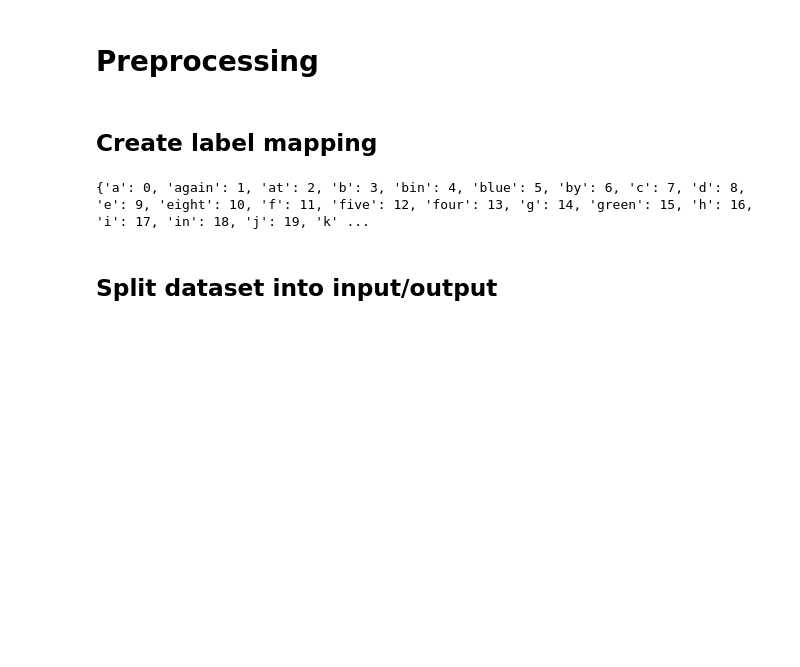
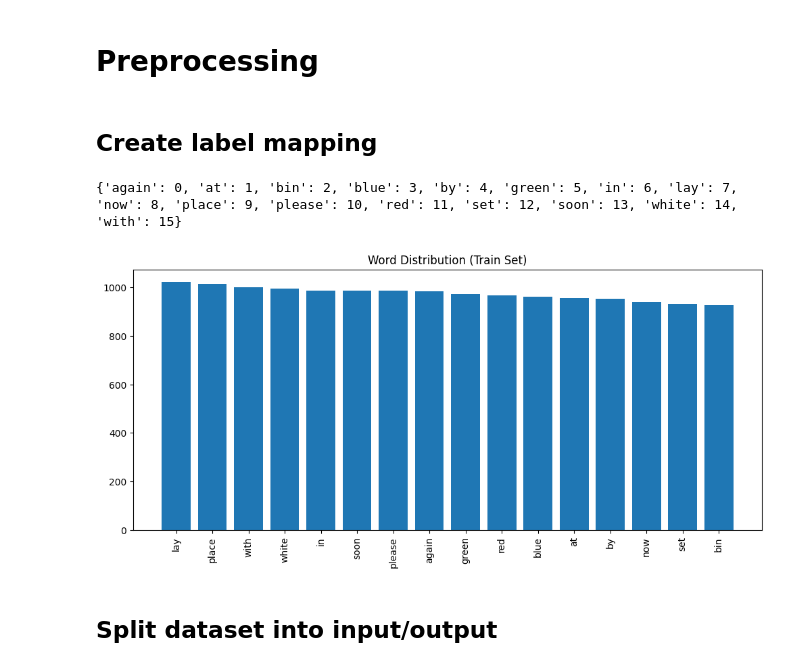
Before and after one commit to robinarimbour/lip-reading-mediapipe, a Jupyter notebook: notebooks/train_model.ipynb, the cells around one changed output. Saved outputs shown, nothing was run; the diff lists cells and outputs as text; code cells hidden in the pictures; blank space fills up the shorter version.

```diff
--- a/notebooks/train_model.ipynb
+++ b/notebooks/train_model.ipynb
@@ -22,13 +32,37 @@ Mounted at /content/drive
+# %%
+vocab_words = [
+    'again', 'at', 'bin', 'blue', 'by',
+    'green', 'in', 'lay', 'now',
+    'place', 'please', 'red',
+    'set', 'soon', 'white', 'with'
+]
 # %%
-data_dir = Path("/content/drive/MyDrive/Lip Landmark Dataset/landmark_dataset")
-
-train_data_dir = data_dir / "train"
-words = sorted([f.name for f in train_data_dir.iterdir() if f.is_dir()])
+words = sorted([f.name for f in train_data_dir.iterdir() if f.is_dir() and f.name in vocab_words])
 word_to_idx = {word: i for i, word in enumerate(words)}
 idx_to_word = {i: word for word, i in word_to_idx.items()}
 
 print(word_to_idx)
 # %% [output]
-{'a': 0, 'again': 1, 'at': 2, 'b': 3, 'bin': 4, 'blue': 5, 'by': 6, 'c': 7, 'd': 8, 'e': 9, 'eight': 10, 'f': 11, 'five': 12, 'four': 13, 'g': 14, 'green': 15, 'h': 16, 'i': 17, 'in': 18, 'j': 19, 'k' ...
+{'again': 0, 'at': 1, 'bin': 2, 'blue': 3, 'by': 4, 'green': 5, 'in': 6, 'lay': 7, 'now': 8, 'place': 9, 'please': 10, 'red': 11, 'set': 12, 'soon': 13, 'white': 14, 'with': 15}
+# %%
+counts = {}
+
+for word in words:
+    word_dir = train_data_dir / word
+    num_samples = len(list(word_dir.glob("*.npy")))
+    counts[word] = num_samples
+# %%
+sorted_items = sorted(counts.items(), key=lambda x: x[1], reverse=True)
+
+words = [item[0] for item in sorted_items]
+values = [item[1] for item in sorted_items]
+
+plt.figure(figsize=(12,5))
+plt.bar(words, values)
+plt.xticks(rotation=90)
+plt.title("Word Distribution (Train Set)")
+plt.show()
+# %% [output]
+[figure, added]
 # %% [markdown]
 ## Split dataset into input/output
```
Also changed, not shown: parts of 24 cells of this notebook, 4 other files.
